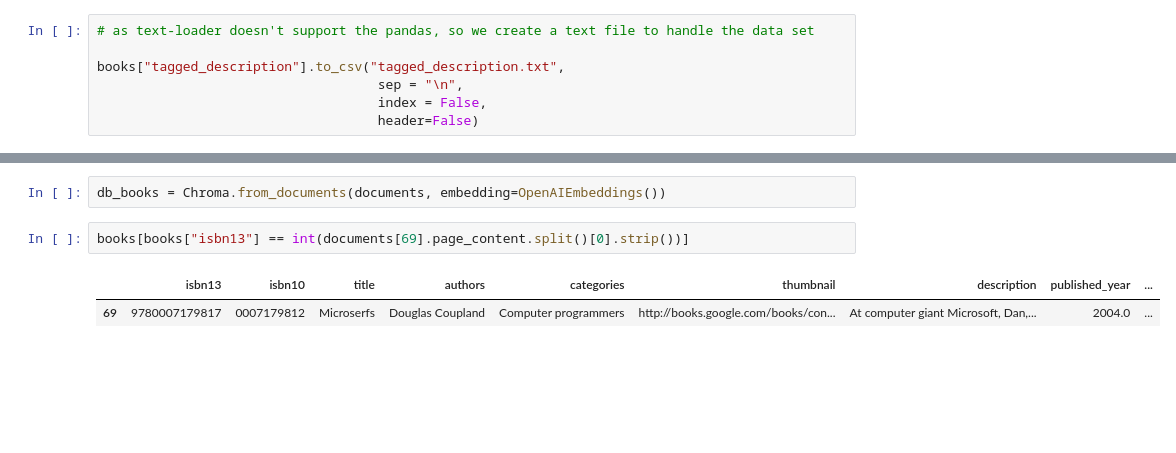
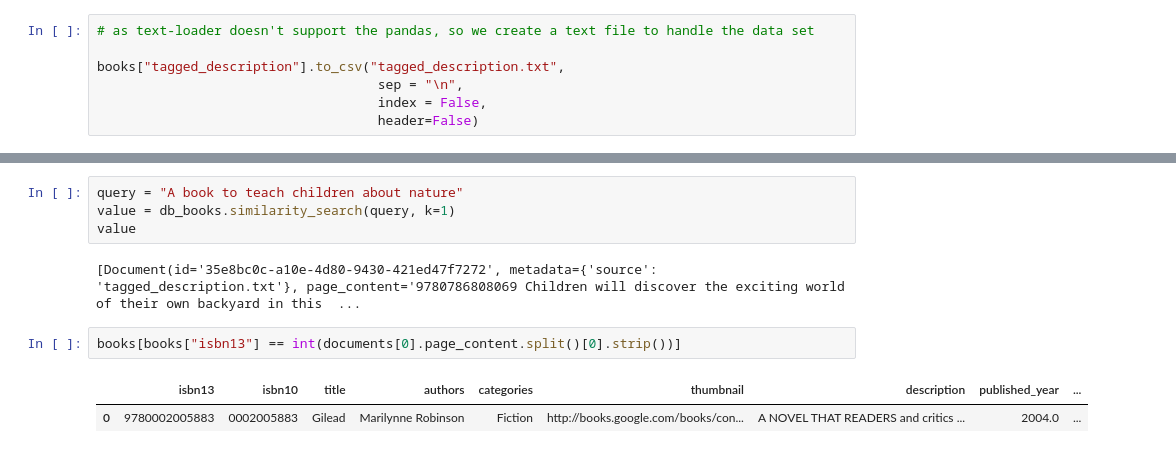
Before and after one commit to SnehAl2o7/LearningLLMIntegrations, a Jupyter notebook: vector_search.ipynb, the cells around one changed output, grey strips where cells are left out. Cells and saved outputs as stored; diff of their text form; blank space fills up the shorter version.

Commit message:
adding more into vector search

```diff
--- a/vector_search.ipynb
+++ b/vector_search.ipynb
@@ -80,7 +91,11 @@ Document(metadata={'source': 'tagged_description.txt'}, page_content='9780002005
 # %%
-db_books = Chroma.from_documents(documents, embedding=OpenAIEmbeddings())
+query = "A book to teach children about nature"
+value = db_books.similarity_search(query, k=1)
+value
+# %% [output]
+[Document(id='35e8bc0c-a10e-4d80-9430-421ed47f7272', metadata={'source': 'tagged_description.txt'}, page_content='9780786808069 Children will discover the exciting world of their own backyard in this  ...
 # %%
-books[books["isbn13"] == int(documents[69].page_content.split()[0].strip())]
+books[books["isbn13"] == int(documents[0].page_content.split()[0].strip())]
 # %% [output]
 |  | isbn13 | isbn10 | title | authors | categories | thumbnail | description | published_year | ... |
-| 69 | 9780007179817 | 0007179812 | Microserfs | Douglas Coupland | Computer programmers | http://books.google.com/books/con... | At computer giant Microsoft, Dan,... | 2004.0 | ... |
+| 0 | 9780002005883 | 0002005883 | Gilead | Marilynne Robinson | Fiction | http://books.google.com/books/con... | A NOVEL THAT READERS and critics ... | 2004.0 | ... |
```
Also changed, not shown: parts of 5 cells of this notebook.
